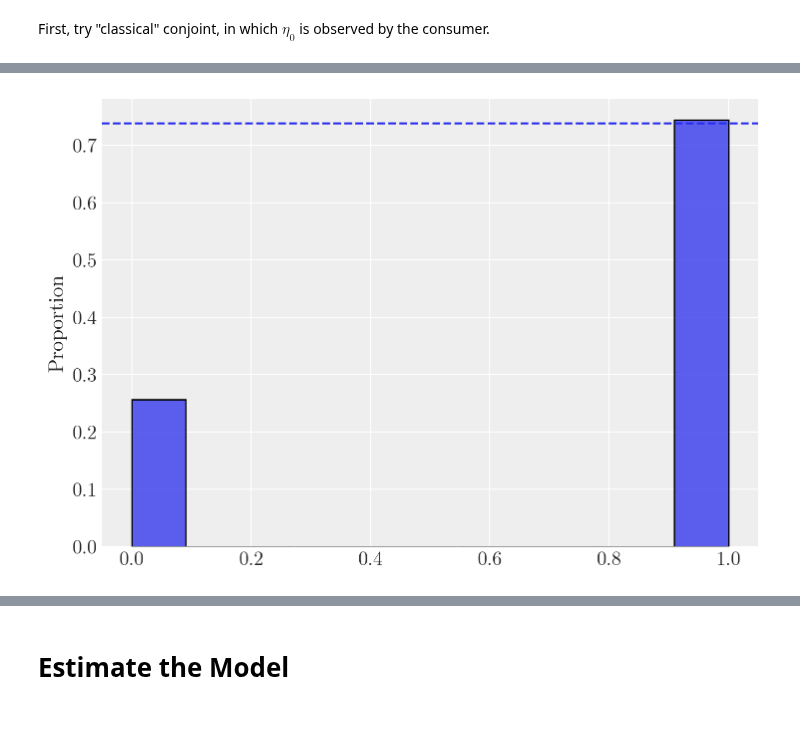
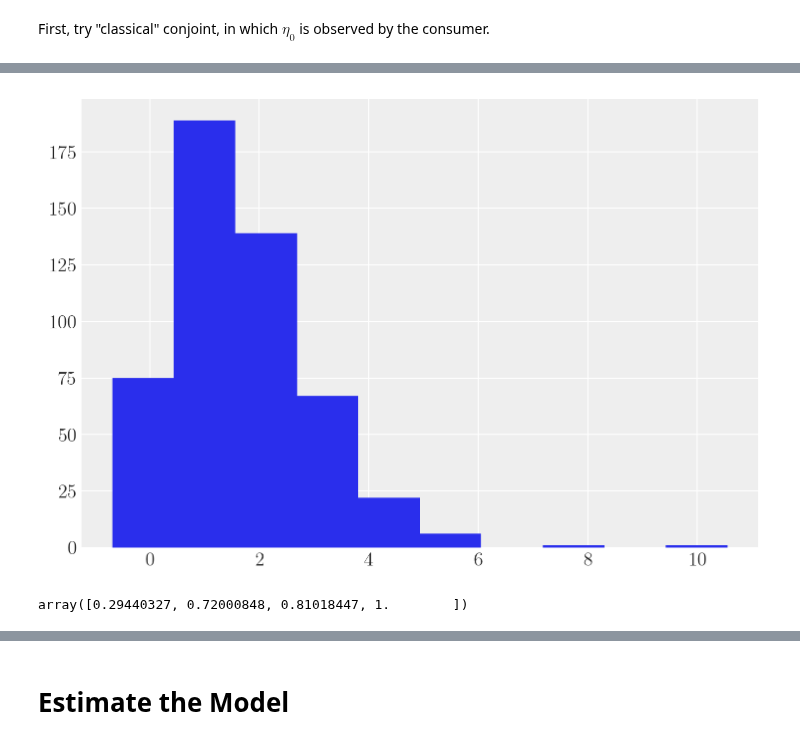
Before and after one commit to dyavorsky/likert_dualresponse, a Jupyter notebook: notebooks/likert_dualresponse.ipynb, the cells around one changed output, grey strips where cells are left out. Cells and saved outputs as stored; diff of their text form; code cells hidden in the pictures.

```diff
--- a/notebooks/likert_dualresponse.ipynb
+++ b/notebooks/likert_dualresponse.ipynb
@@ -11,10 +10,7 @@ import seaborn as sns
 from matplotlib import pyplot as plt
-# %%
-%config InlineBackend.figure_format = 'retina'  # high resolution figures
-az.style.use("arviz-darkgrid")
-plt.rcParams["font.family"] = "Latin Modern Roman"
-
-rng = np.random.default_rng(42)
+# %%
+%config InlineBackend.figure_format='retina'
+sns.set_theme(context='notebook', style='white', font="Latin Modern Roman", rc = {"axes.spines.right": False, "axes.spines.top": False})
 # %% [markdown]
 # Simulate some data
 
@@ -139,7 +120,9 @@ plt.show()
-# %%
-fig, ax = plt.subplots()
-sns.histplot(df["w"], stat="proportion", ax=ax)
-ax.axhline(1/(1+np.exp(-mu_bar)), ls ="--")
-plt.show()
-# %% [output]
-[figure, removed]
+# %%
+plt.hist(np.max(df["latent_utilities"], axis=1))
+plt.show()
+# %% [output]
+[figure, added]
+# %%
+df["latent_cutpoints"]
+# %% [output]
+array([0.29440327, 0.72000848, 0.81018447, 1.        ])
```
Also changed, not shown: parts of 20 cells of this notebook, 3 other files.
